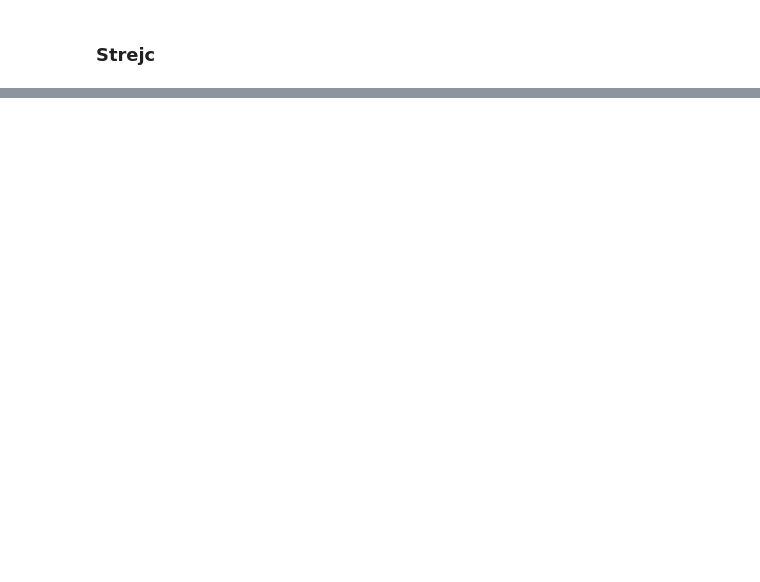
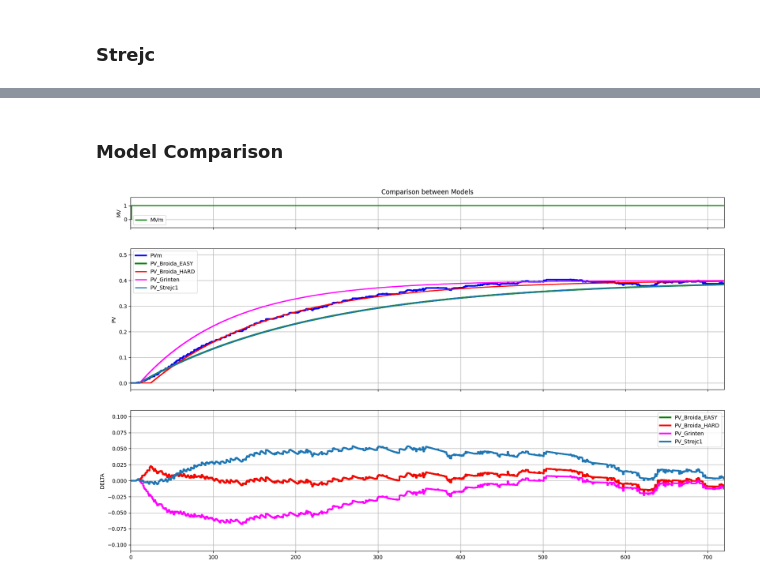
Before and after one commit to Muten-Roshi-Sama/TCLab_PID_Controller_FeedForward, a Jupyter notebook: Visualization_Code/My_Simulation_OLP.ipynb, the cells around one changed output, grey strips where cells are left out. Saved outputs shown, nothing was run; the diff lists cells and outputs as text; code cells hidden in the pictures; blank space fills up the shorter version.

```diff
--- a/Visualization_Code/My_Simulation_OLP.ipynb
+++ b/Visualization_Code/My_Simulation_OLP.ipynb
@@ -412,0 +421,73 @@ thetaPV :  [0.0, 0.0, -0.004885057471264369, -0.009710455476284848, -0.014476922
+# %% [markdown]
+### Model Comparison
+# %%
+fig, (ax1, ax2, ax3) = plt.subplots(nrows=3,ncols=1, sharex='col', gridspec_kw={'height_ratios': [1.5, 7, 7]})
+fig.set_figheight(12)
+fig.set_figwidth(20)
+ax1.set_title("Comparison between Models")
+
+#--MV
+limSup = 1.5
+limInf = -0.5
+l_MV, = ax1.step([0,TSim], [limInf,limSup], 'green',linewidth=2, label='MVm', where="post")
+ax1.set_ylabel('MV')
+ax1.legend (loc='best')
+
+
+#----PV
+limSup = 0.5
+limInf = 0
+l_PV, = ax2.step([0, TSim], [limInf,limSup], 'blue', linewidth=3, label='PVm', where='post')
+l_Broida_EASY, = ax2.step([0, TSim], [limInf,limSup], 'green', linewidth=3, label='PV_Broida_EASY', where='post')
+l_Broida_HARD, = ax2.step([0, TSim], [limInf,limSup], 'r-', linewidth=2, label='PV_Broida_HARD', where='post')
+l_VDG, = ax2.step([0, TSim], [limInf,limSup], 'magenta', linewidth=2, label='PV_Grinten', where='post')
+l_PV_strj_1, = ax2.step([0, TSim], [limInf,limSup], '', linewidth=2, label='PV_Strejc1', where='post')
+
+ax2.set_ylabel('PV')
+ax2.legend (loc='best')
+
+
+#---Model_Diff
+limInf = -0.1
+limSup = 0.1
+diff_BroidaEASY_PV = [a - b for a,b in zip(PVm, PV_Broida_EASY)]
+l1, = ax3.step([0, TSim], [limInf,limSup], 'green', linewidth=3, label='PV_Broida_EASY', where='post')
+
+diff_BroidaEASY_PV = [a - b for a,b in zip(PVm, PV_Broida_HARD)]
+l2, = ax3.step([0, TSim], [limInf,limSup], 'red', linewidth=3, label='PV_Broida_HARD', where='post')
+
+diff_PV_Grinten_PV = [a - b for a,b in zip(PVm, PV_Grinten)]
+l3, = ax3.step([0, TSim], [limInf,limSup], 'magenta', linewidth=3, label='PV_Grinten', where='post')
+
+diff_strejc1_PV = [a - b for a,b in zip(PVm, PV_Strejc_1)]
+l4, = ax3.step([0, TSim], [limInf,limSup], '', linewidth=3, label='PV_Strejc1', where='post')
+
+ax3.set_ylabel('DELTA')
+ax3.legend (loc='best')
+
+
+
+
+#-----Set Data-----
+l_MV.set_data(tm, MVm)
+l_PV.set_data(tm,PVm)
+l_Broida_EASY.set_data(tm, PV_Broida_EASY)
+l_Broida_HARD.set_data(tm,PV_Broida_HARD)
+l_VDG.set_data(tm, PV_Grinten)
+l_PV_strj_1.set_data(tm, PV_Strejc_1)
+
+l1.set_data(tm, diff_BroidaEASY_PV)
+l2.set_data(tm, diff_BroidaEASY_PV)
+l3.set_data(tm, diff_PV_Grinten_PV)
+l4.set_data(tm, diff_strejc1_PV)
+
+
+tMax = len(tm)
+ax1.set_xlim(0, tMax)
+ax2.set_xlim(0, tMax)
+ax3.set_xlim(0, tMax)
+ax1.grid()
+ax2.grid()
+ax3.grid()
+# %% [output]
+[figure, added]
```
Also changed, not shown: parts of 3 cells of this notebook.
